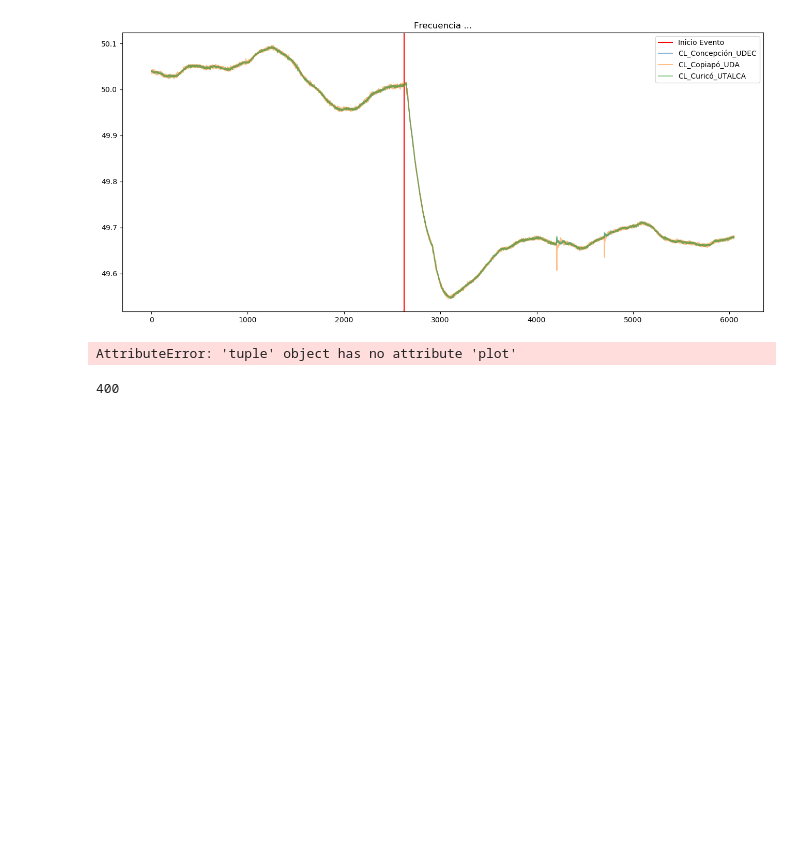
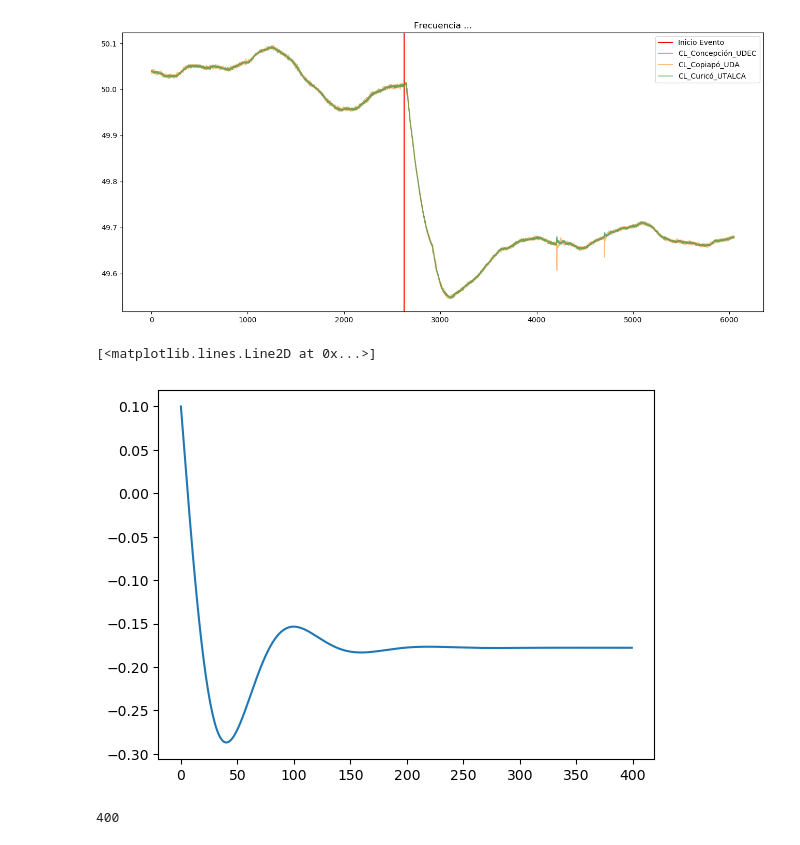
Before and after one commit to JoFeG/Differential-Evolution-Frequency-Model-Fitting, a Jupyter notebook: Example.ipynb, the cells around one changed output. Drawn from its saved outputs; the diff is of its cells as text; code cells hidden in the pictures; blank space fills up the shorter version.

```diff
--- a/Example.ipynb
+++ b/Example.ipynb
@@ -34,9 +34,10 @@ Po = 263/1000
 potencia = np.repeat(Po, tiempo.size)
 sim = signal.dlsim(sys_k, potencia, tiempo, x0 = .1)
 # %%
-sim.
+plt.plot(sim[1])
 # %% [output]
-AttributeError: 'tuple' object has no attribute 'plot'
+[<matplotlib.lines.Line2D at 0x...>]
+[figure, added]
 # %%
 # %% [output]
 400
```
